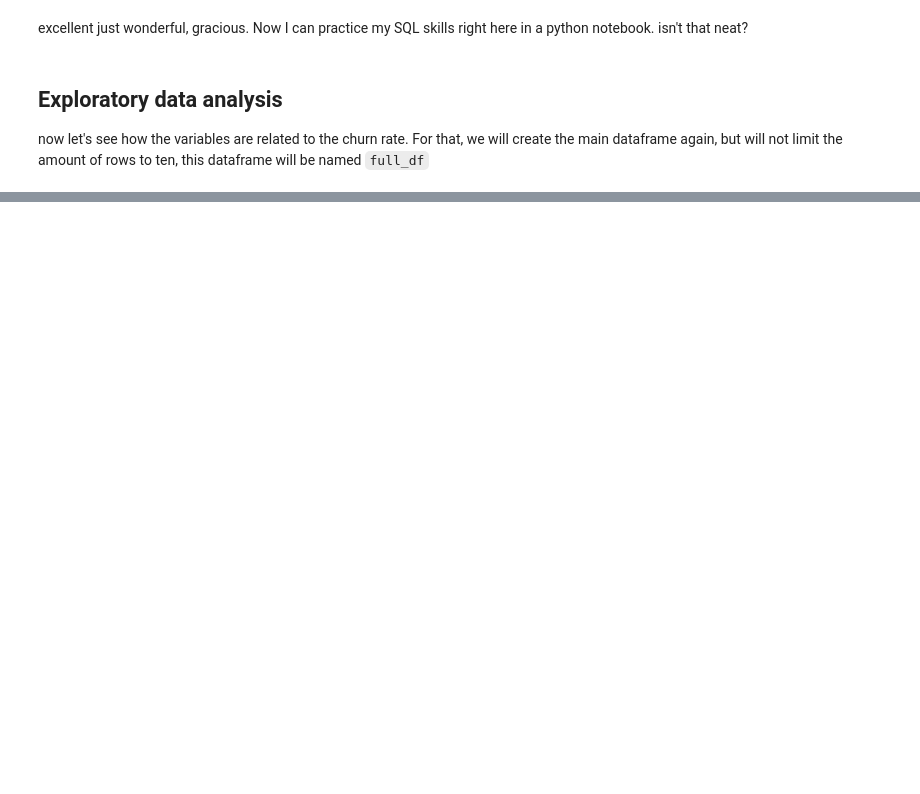
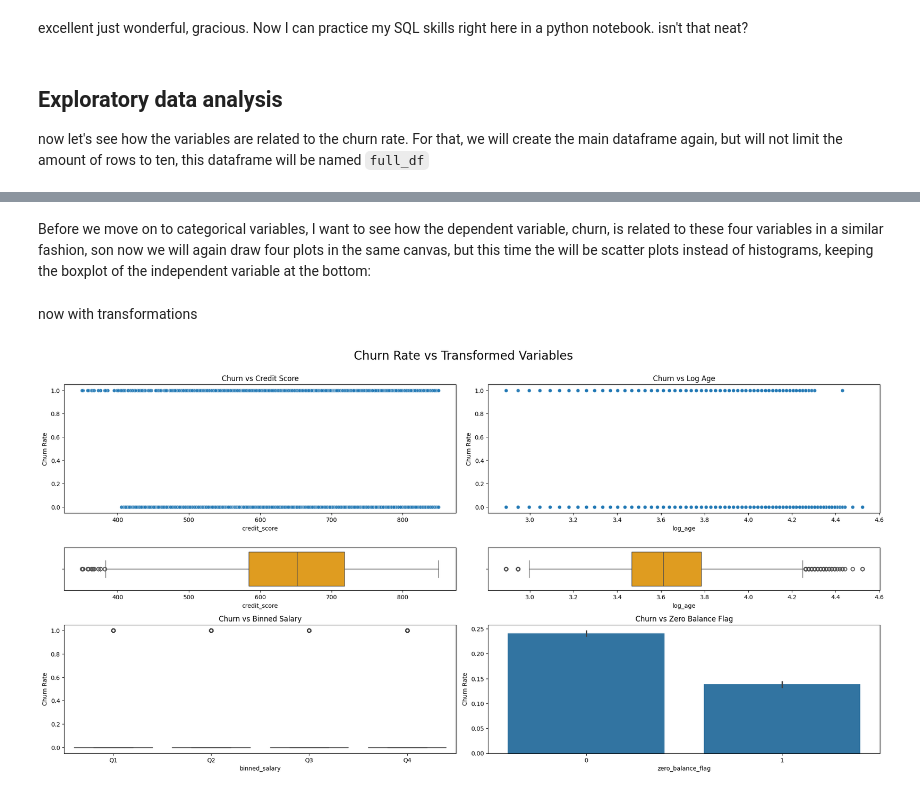
Before and after one commit to afbeltranr/ABCBankChurnRate, a Jupyter notebook: notebooks/ExploratoryDA.ipynb, the cells around one changed output, grey strips where cells are left out. Saved outputs shown, nothing was run; the diff lists cells and outputs as text; code cells hidden in the pictures; blank space fills up the shorter version.

Commit message:
Visualized continuous and categorical variables, and analyzed how their distributions may affect their role on logistic regression

```diff
--- a/notebooks/ExploratoryDA.ipynb
+++ b/notebooks/ExploratoryDA.ipynb
@@ -205,0 +279,2 @@ sns.pairplot(full_df)
+# %% [markdown]
+Before we move on to categorical variables, I want to see how the dependent variable, churn, is related to these four variables in a similar fashion, son now we will again draw four plots in the same canvas, but this time the will be scatter plots instead of histograms, keeping the boxplot of the independent variable at the bottom:
@@ -205,0 +315,61 @@ sns.pairplot(full_df)
+# %% [markdown]
+now with transformations
+# %%
+# First create the transformed variables
+import numpy as np
+
+# Log transformation for age
+full_df['log_age'] = np.log(full_df['age'])
+
+# Binning salary into quartiles
+full_df['binned_salary'] = pd.qcut(full_df['estimated_salary'], q=4, labels=['Q1', 'Q2', 'Q3', 'Q4'])
+
+# Binary flag for zero balance
+full_df['zero_balance_flag'] = (full_df['balance'] == 0).astype(int)
+
+# Setting up the visualization
+import matplotlib.pyplot as plt
+import seaborn as sns
+
+# Set up a larger figure with a grid of 4x2 subplots
+fig = plt.figure(figsize=(20, 12))
+gs = fig.add_gridspec(4, 2, height_ratios=[3, 1, 3, 1])
+
+# Set the figure title
+fig.suptitle('Churn Rate vs Transformed Variables', fontsize=20, y=0.95)
+
+# Define variables and titles for the plots
+variables = ['credit_score', 'log_age', 'binned_salary', 'zero_balance_flag']
+titles = ['Churn vs Credit Score', 'Churn vs Log Age', 'Churn vs Binned Salary', 'Churn vs Zero Balance Flag']
+
+# Loop through variables and plot
+for i, (var, title) in enumerate(zip(variables, titles)):
+    # Main plot (either scatter or boxplot depending on variable type)
+    ax_main = fig.add_subplot(gs[i // 2 * 2, i % 2])
+
+    if var in ['credit_score', 'log_age']:
+        # Scatter plot for continuous variables
+        sns.scatterplot(data=full_df, x=var, y='churn', alpha=0.5, ax=ax_main)
+    elif var == 'binned_salary':
+        # Box plot for categorical salary
+        sns.boxplot(data=full_df, x=var, y='churn', ax=ax_main)
+    else:
+        # Bar plot for binary flag
+        sns.barplot(data=full_df, x=var, y='churn', ax=ax_main)
+
+    ax_main.set_title(title)
+    ax_main.set_ylabel('Churn Rate')
+
+    # Distribution plot at bottom (except for binary flag)
+    if var not in ['binned_salary', 'zero_balance_flag']:
+        ax_dist = fig.add_subplot(gs[i // 2 * 2 + 1, i % 2])
+        sns.boxplot(data=full_df, x=var, color='orange', ax=ax_dist)
+        ax_dist.set_title('')
+
+# Adjust layout to prevent overlap
+plt.tight_layout(rect=[0, 0, 1, 0.95])
+
+# Show the plots
+plt.show()
+# %% [output]
+[figure, added]
```
Also changed, not shown: parts of 17 cells of this notebook.
